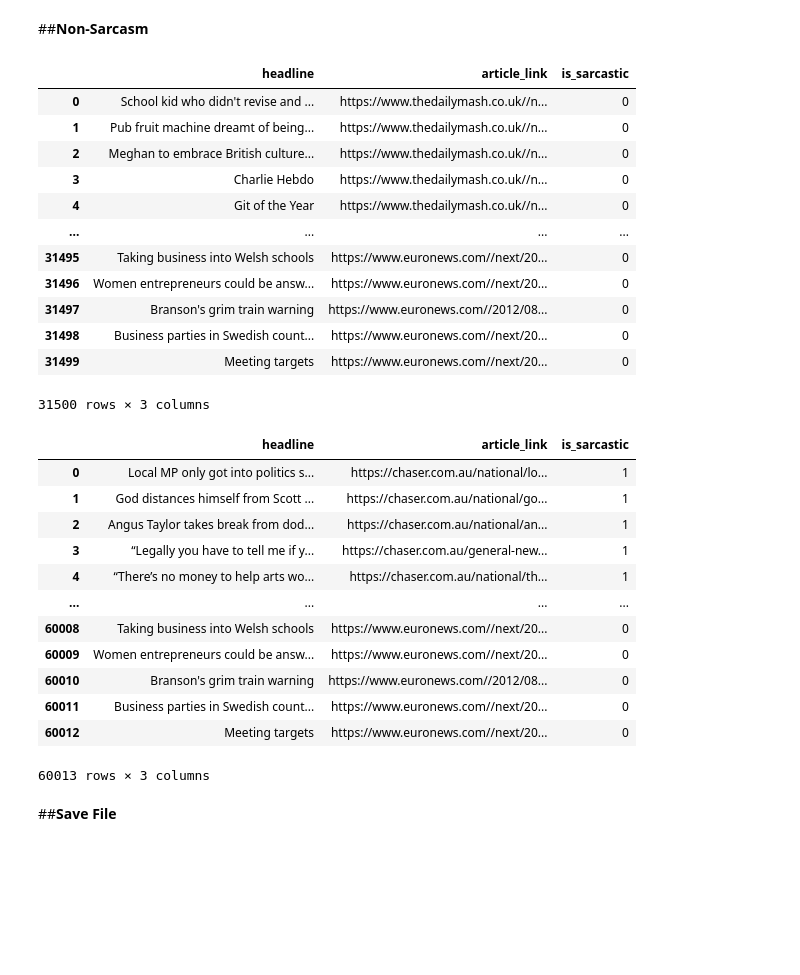
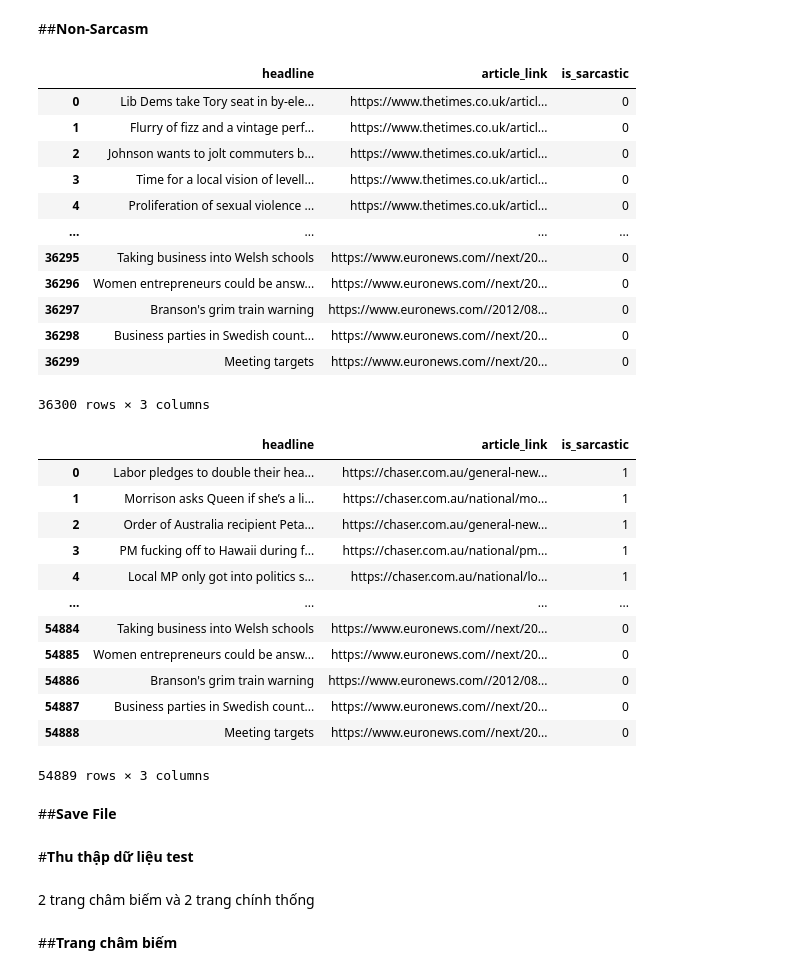
Before and after one commit to phutaekwondo/CS114.L21, a Jupyter notebook: collect_sarcasm/collect_data_Sarcasm.ipynb, the cells around one changed output. Cells and saved outputs as stored; diff of their text form; code cells hidden in the pictures; blank space fills up the shorter version.

```diff
--- a/collect_sarcasm/collect_data_Sarcasm.ipynb
+++ b/collect_sarcasm/collect_data_Sarcasm.ipynb
@@ -231,43 +238,49 @@ df_sarcasm
 # %% [markdown]
 ##**Non-Sarcasm**
 # %%
-name_news = ['thedailymash', 'time', 'euronews']
+name_news = ['thetimes', 'time', 'euronews']
 df_realNews = to_dateframe(name_news, 0)
 df_realNews
 # %% [output]
 |  | headline | article_link | is_sarcastic |
-| 0 | School kid who didn't revise and ... | https://www.thedailymash.co.uk//n... | 0 |
-| 1 | Pub fruit machine dreamt of being... | https://www.thedailymash.co.uk//n... | 0 |
-| 2 | Meghan to embrace British culture... | https://www.thedailymash.co.uk//n... | 0 |
-| 3 | Charlie Hebdo | https://www.thedailymash.co.uk//n... | 0 |
-| 4 | Git of the Year | https://www.thedailymash.co.uk//n... | 0 |
+| 0 | Lib Dems take Tory seat in by-ele... | https://www.thetimes.co.uk/articl... | 0 |
+| 1 | Flurry of fizz and a vintage perf... | https://www.thetimes.co.uk/articl... | 0 |
+| 2 | Johnson wants to jolt commuters b... | https://www.thetimes.co.uk/articl... | 0 |
+| 3 | Time for a local vision of levell... | https://www.thetimes.co.uk/articl... | 0 |
+| 4 | Proliferation of sexual violence ... | https://www.thetimes.co.uk/articl... | 0 |
 | ... | ... | ... | ... |
-| 31495 | Taking business into Welsh schools | https://www.euronews.com//next/20... | 0 |
-| 31496 | Women entrepreneurs could be answ... | https://www.euronews.com//next/20... | 0 |
-| 31497 | Branson's grim train warning | https://www.euronews.com//2012/08... | 0 |
-| 31498 | Business parties in Swedish count... | https://www.euronews.com//next/20... | 0 |
-| 31499 | Meeting targets | https://www.euronews.com//next/20... | 0 |
+| 36295 | Taking business into Welsh schools | https://www.euronews.com//next/20... | 0 |
+| 36296 | Women entrepreneurs could be answ... | https://www.euronews.com//next/20... | 0 |
+| 36297 | Branson's grim train warning | https://www.euronews.com//2012/08... | 0 |
+| 36298 | Business parties in Swedish count... | https://www.euronews.com//next/20... | 0 |
+| 36299 | Meeting targets | https://www.euronews.com//next/20... | 0 |
-31500 rows × 3 columns
+36300 rows × 3 columns
 # %%
 full_data = pd.concat([df_sarcasm, df_realNews]).reset_index()
 del full_data['index']
 full_data
 # %% [output]
 |  | headline | article_link | is_sarcastic |
-| 0 | Local MP only got into politics s... | https://chaser.com.au/national/lo... | 1 |
-| 1 | God distances himself from Scott ... | https://chaser.com.au/national/go... | 1 |
-| 2 | Angus Taylor takes break from dod... | https://chaser.com.au/national/an... | 1 |
-| 3 | “Legally you have to tell me if y... | https://chaser.com.au/general-new... | 1 |
-| 4 | “There’s no money to help arts wo... | https://chaser.com.au/national/th... | 1 |
+| 0 | Labor pledges to double their hea... | https://chaser.com.au/general-new... | 1 |
+| 1 | Morrison asks Queen if she’s a li... | https://chaser.com.au/national/mo... | 1 |
+| 2 | Order of Australia recipient Peta... | https://chaser.com.au/general-new... | 1 |
+| 3 | PM fucking off to Hawaii during f... | https://chaser.com.au/national/pm... | 1 |
+| 4 | Local MP only got into politics s... | https://chaser.com.au/national/lo... | 1 |
 | ... | ... | ... | ... |
-| 60008 | Taking business into Welsh schools | https://www.euronews.com//next/20... | 0 |
-| 60009 | Women entrepreneurs could be answ... | https://www.euronews.com//next/20... | 0 |
-| 60010 | Branson's grim train warning | https://www.euronews.com//2012/08... | 0 |
-| 60011 | Business parties in Swedish count... | https://www.euronews.com//next/20... | 0 |
-| 60012 | Meeting targets | https://www.euronews.com//next/20... | 0 |
+| 54884 | Taking business into Welsh schools | https://www.euronews.com//next/20... | 0 |
+| 54885 | Women entrepreneurs could be answ... | https://www.euronews.com//next/20... | 0 |
+| 54886 | Branson's grim train warning | https://www.euronews.com//2012/08... | 0 |
+| 54887 | Business parties in Swedish count... | https://www.euronews.com//next/20... | 0 |
+| 54888 | Meeting targets | https://www.euronews.com//next/20... | 0 |
-60013 rows × 3 columns
+54889 rows × 3 columns
 # %% [markdown]
 ##**Save File**
 # %%
 full_data.to_csv('sarcasm_dataset.csv')
 full_data.to_json('sarcasm_dataset.json')
+# %% [markdown]
+#**Thu thập dữ liệu test**
+# %% [markdown]
+2 trang châm biếm và 2 trang chính thống
+# %% [markdown]
+##**Trang châm biếm**
```
Also changed, not shown: parts of 25 cells of this notebook.
